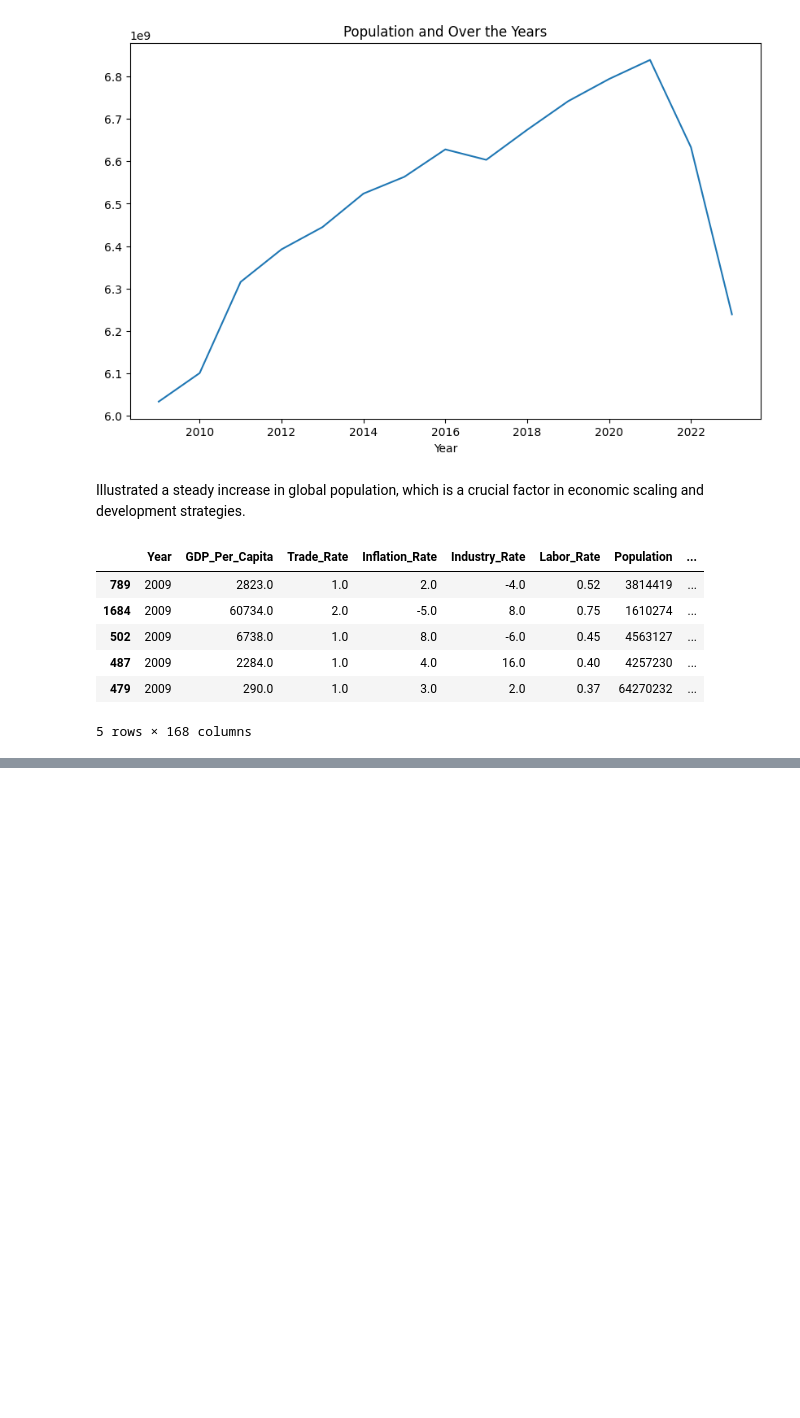
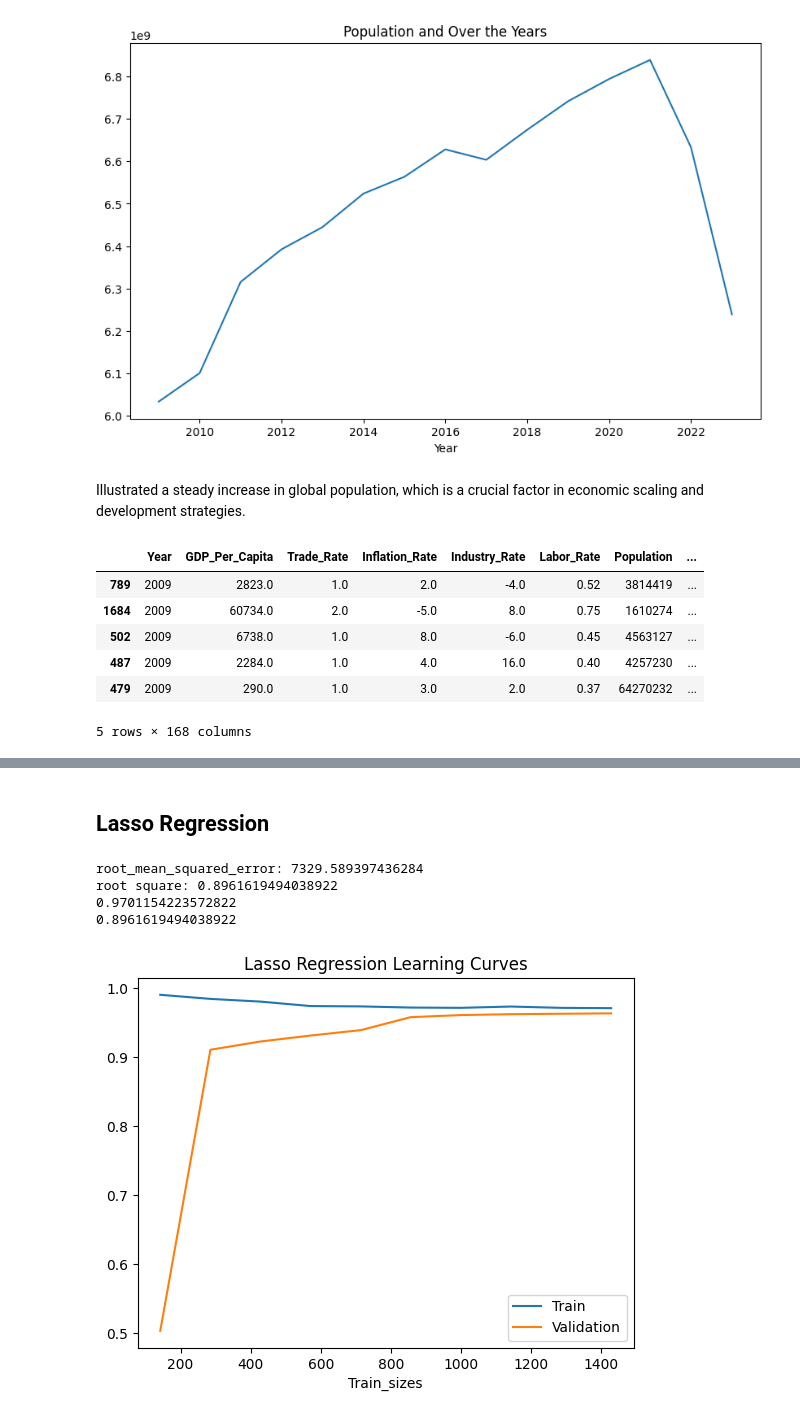
Before and after one commit to koto253/Data_Science_Portfolio, a Jupyter notebook: Data_Preparation_Cleaning/cleaning_gdp_dataset.ipynb, the cells around one changed output, grey strips where cells are left out. Drawn from its saved outputs; the diff is of its cells as text; code cells hidden in the pictures; blank space fills up the shorter version.

```diff
--- a/Data_Preparation_Cleaning/cleaning_gdp_dataset.ipynb
+++ b/Data_Preparation_Cleaning/cleaning_gdp_dataset.ipynb
@@ -457,0 +531,39 @@ X = df_machine_learning.drop(['GDP_Per_Capita'], axis=1)
+# %% [markdown]
+## Lasso Regression
+# %%
+# Build a Lasso regression model
+lasso_reg = Lasso(max_iter=100000, alpha=0.1 )
+
+# Train the model
+lasso_reg.fit(X_train, y_train)
+
+# Make predictions
+lasso_pred = lasso_reg.predict(X_test)
+
+# Evaluate the model
+lasso_rmse = root_mean_squared_error(y_test, lasso_pred)
+lasso_r2 = r2_score(y_test, lasso_pred)
+
+# # output result
+print(f'root_mean_squared_error: {lasso_rmse}')
+print(f'root square: {lasso_r2}')
+print(lasso_reg.score(X_train, y_train))
+print(lasso_reg.score(X_test, y_test))
+
+# Learning curve
+train_sizes, train_scores, test_scores = learning_curve(lasso_reg, X_train, y_train, cv=5, train_sizes=np.linspace(0.1, 1.0, 10))
+
+# plot the learning curve
+plt.figure()
+plt.plot(train_sizes, train_scores.mean(axis=1), label='Train')
+plt.plot(train_sizes, test_scores.mean(axis=1), label='Validation')
+plt.xlabel('Train_sizes')
+plt.title('Lasso Regression Learning Curves')
+plt.legend()
+plt.show()
+# %% [output]
+root_mean_squared_error: 7329.589397436284
+root square: 0.8961619494038922
+0.9701154223572822
+0.8961619494038922
+[figure, added]
```
Also changed, not shown: parts of 12 cells of this notebook.
